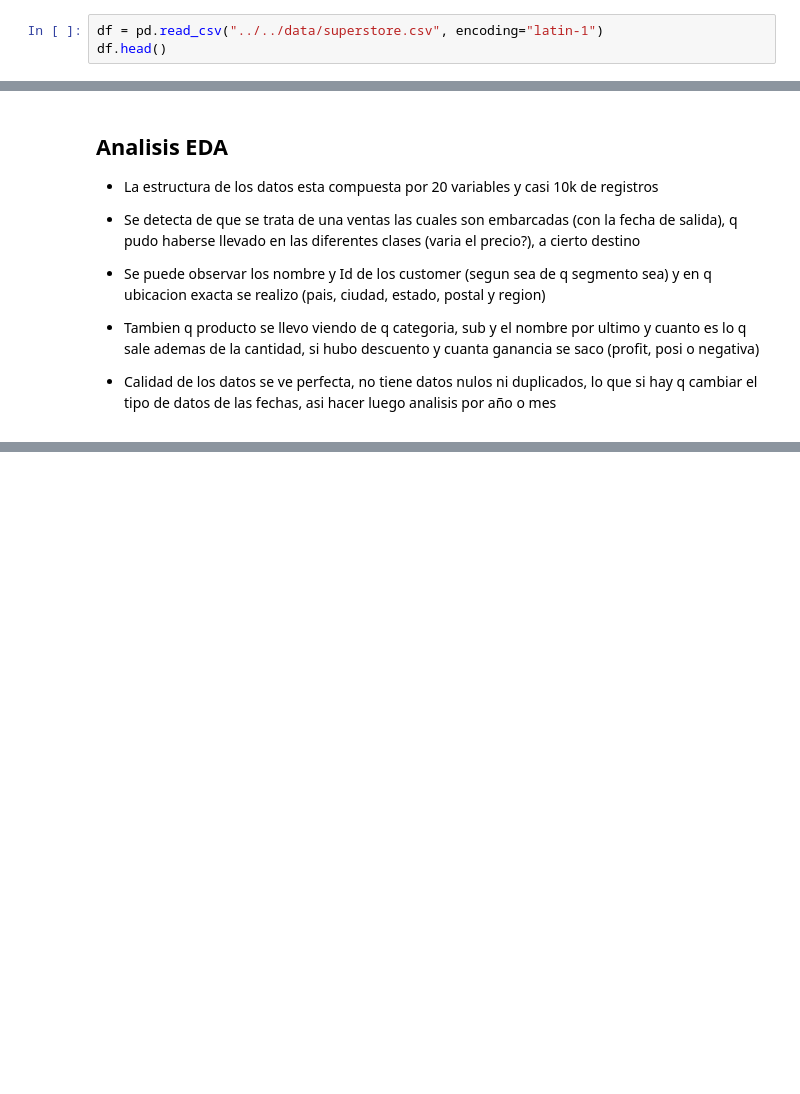
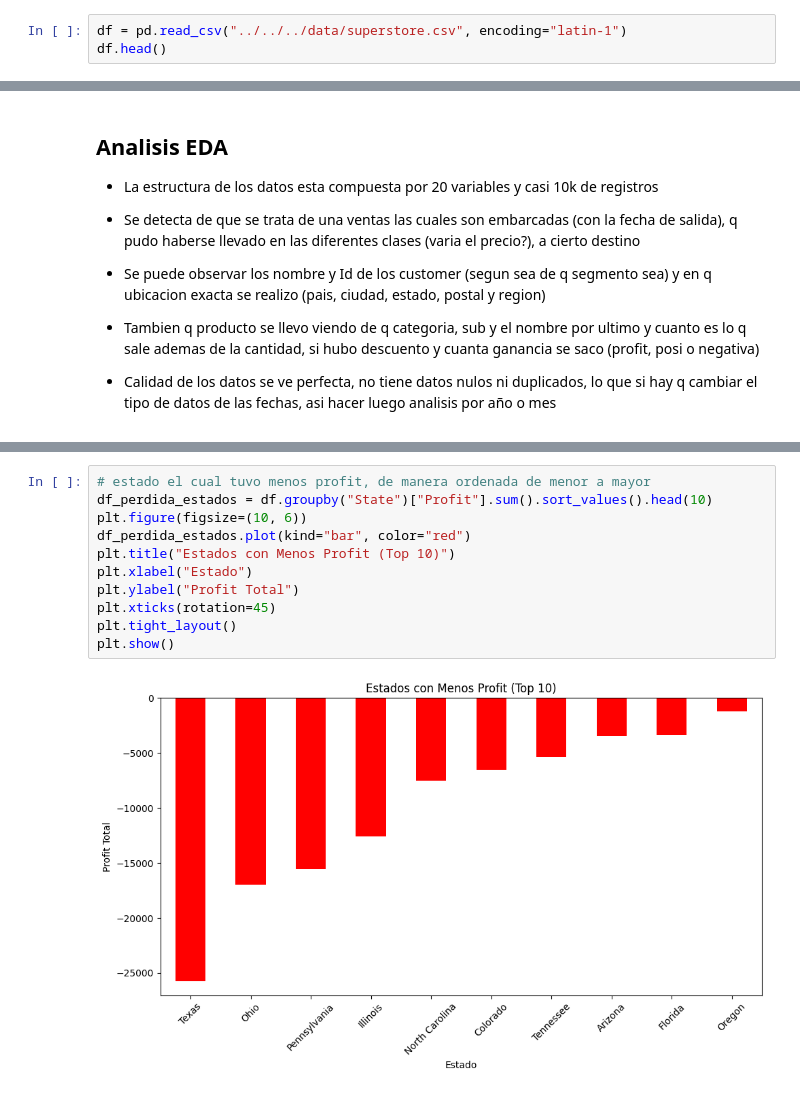
Before and after one commit to EEEliax/data-science-aws, a Jupyter notebook: notebooks/semana2/practicas/analisis_EDA.ipynb, the cells around one changed output, grey strips where cells are left out. Saved outputs shown, nothing was run; the diff lists cells and outputs as text; blank space fills up the shorter version.

```diff
--- a/notebooks/semana2/practicas/analisis_EDA.ipynb
+++ b/notebooks/semana2/practicas/analisis_EDA.ipynb
@@ -2,7 +2,7 @@
 import pandas as pd
 import matplotlib.pyplot as plt
 # %%
-df = pd.read_csv("../../data/superstore.csv", encoding="latin-1")
+df = pd.read_csv("../../../data/superstore.csv", encoding="latin-1")
 df.head()
 # %% [output]
 |  | Row ID | Order ID | Order Date | Ship Date | Ship Mode | Customer ID | Customer Name | Segment | Country | ... |
@@ -144,0 +167,13 @@ plt.show()
+# %%
+# estado el cual tuvo menos profit, de manera ordenada de menor a mayor
+df_perdida_estados = df.groupby("State")["Profit"].sum().sort_values().head(10)
+plt.figure(figsize=(10, 6))
+df_perdida_estados.plot(kind="bar", color="red")
+plt.title("Estados con Menos Profit (Top 10)")
+plt.xlabel("Estado")
+plt.ylabel("Profit Total")
+plt.xticks(rotation=45)
+plt.tight_layout()
+plt.show()
+# %% [output]
+[figure, added]
```
Also changed, not shown: parts of 15 cells of this notebook.
